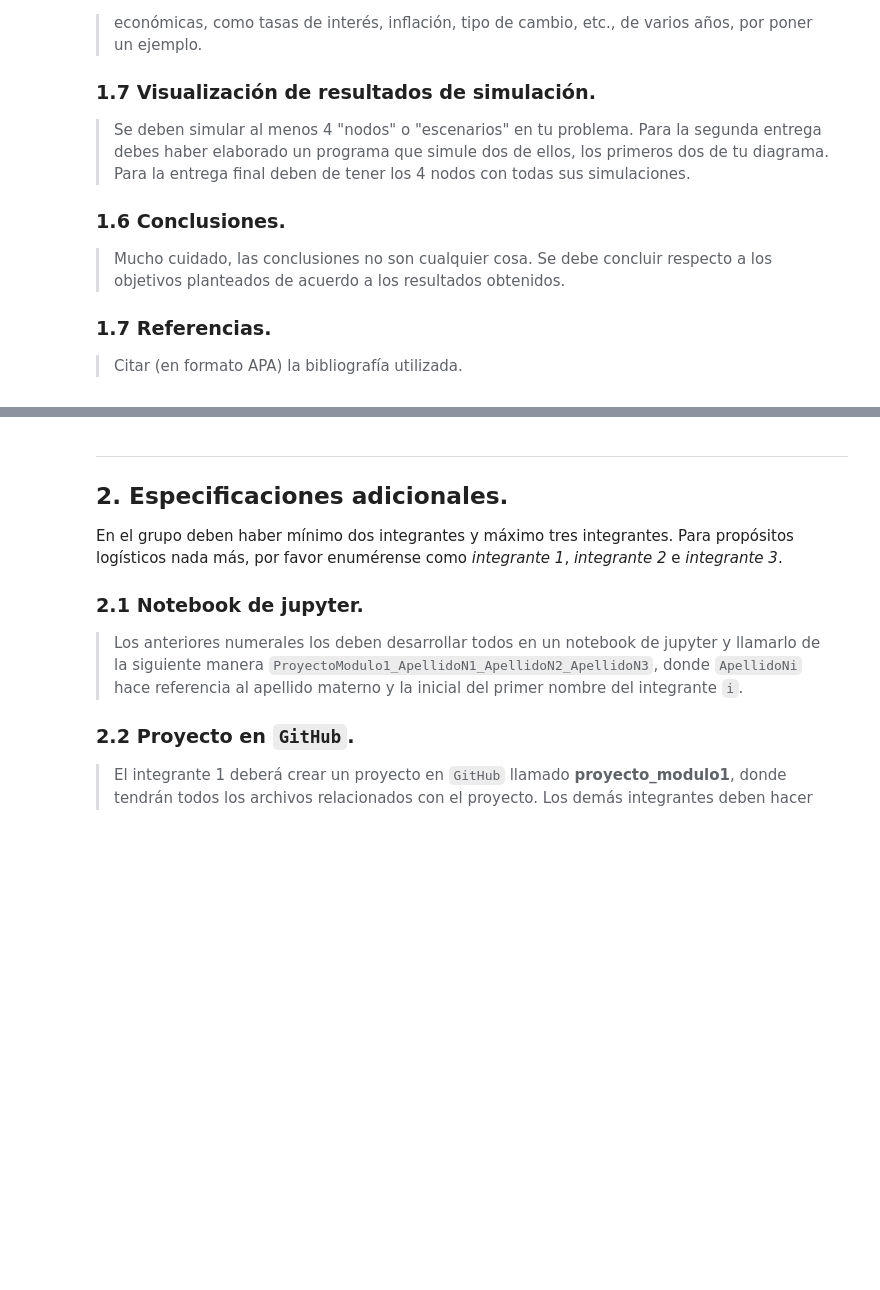
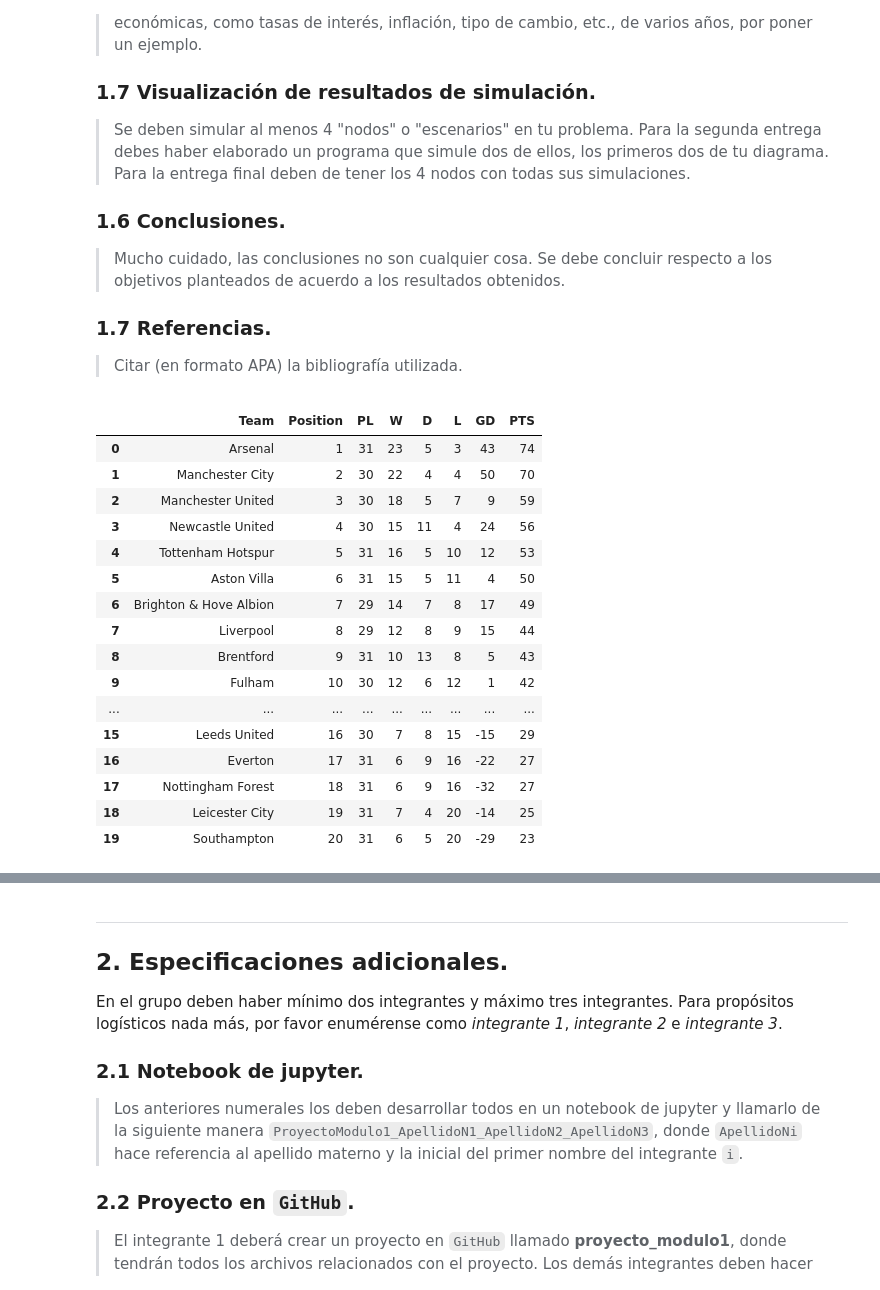
Before and after one commit to adrianhb01/Proyecto_Tema_2_Equipo_8, a Jupyter notebook: Proyecto Tema 2 - Equipo 8.ipynb, the cells around one changed output, grey strips where cells are left out. Saved outputs shown, nothing was run; the diff lists cells and outputs as text; code cells hidden in the pictures; blank space fills up the shorter version.

```diff
--- a/Proyecto Tema 2 - Equipo 8.ipynb
+++ b/Proyecto Tema 2 - Equipo 8.ipynb
@@ -104,5 +104,23 @@ import time
 from scipy import optimize
 # %%
 #importacion de datos
-df1 = pd.read_csv('')
+df1 = pd.read_csv('European Football Season 2022:23/table_premier-league_2022-23.csv')
 df1
+# %% [output]
+|  | Team | Position | PL | W | D | L | GD | PTS |
+| 0 | Arsenal | 1 | 31 | 23 | 5 | 3 | 43 | 74 |
+| 1 | Manchester City | 2 | 30 | 22 | 4 | 4 | 50 | 70 |
+| 2 | Manchester United | 3 | 30 | 18 | 5 | 7 | 9 | 59 |
+| 3 | Newcastle United | 4 | 30 | 15 | 11 | 4 | 24 | 56 |
+| 4 | Tottenham Hotspur | 5 | 31 | 16 | 5 | 10 | 12 | 53 |
+| 5 | Aston Villa | 6 | 31 | 15 | 5 | 11 | 4 | 50 |
+| 6 | Brighton & Hove Albion | 7 | 29 | 14 | 7 | 8 | 17 | 49 |
+| 7 | Liverpool | 8 | 29 | 12 | 8 | 9 | 15 | 44 |
+| 8 | Brentford | 9 | 31 | 10 | 13 | 8 | 5 | 43 |
+| 9 | Fulham | 10 | 30 | 12 | 6 | 12 | 1 | 42 |
+| ... | ... | ... | ... | ... | ... | ... | ... | ... |
+| 15 | Leeds United | 16 | 30 | 7 | 8 | 15 | -15 | 29 |
+| 16 | Everton | 17 | 31 | 6 | 9 | 16 | -22 | 27 |
+| 17 | Nottingham Forest | 18 | 31 | 6 | 9 | 16 | -32 | 27 |
+| 18 | Leicester City | 19 | 31 | 7 | 4 | 20 | -14 | 25 |
+| 19 | Southampton | 20 | 31 | 6 | 5 | 20 | -29 | 23 |
```
Also changed, not shown: parts of 2 cells of this notebook.
